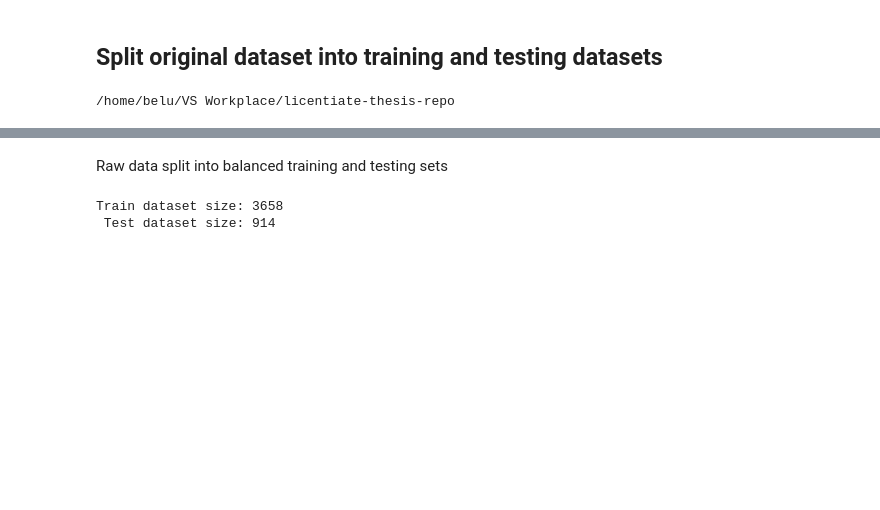
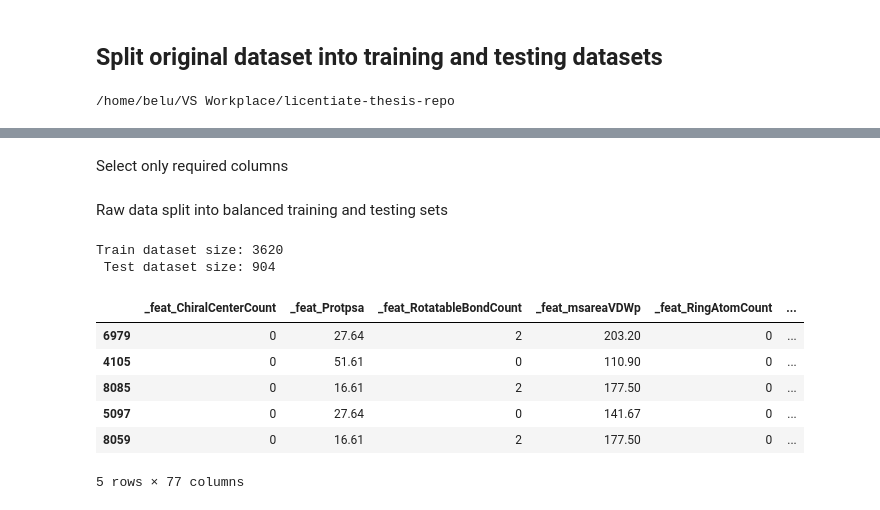
Before and after one commit to beluticona/licentiate-thesis-repo, a Jupyter notebook: notebooks/0.0-mbto-split_raw_data.ipynb, the cells around one changed output, grey strips where cells are left out. Drawn from its saved outputs; the diff is of its cells as text; code cells hidden in the pictures; blank space fills up the shorter version.

```diff
--- a/notebooks/0.0-mbto-split_raw_data.ipynb
+++ b/notebooks/0.0-mbto-split_raw_data.ipynb
@@ -18,5 +15,14 @@ Drop all experiments where organic reagent is EtNH3I (see Data Exploration)
+# %%
+columns = utils.get_columns(df.columns)
+columns['all'] = columns['_rxn_'].union(columns['_feat_'], {'_out_crystalscore'})
 # %%
 df.drop(df.loc[df['_rxn_organic-inchikey'] == 'XFYICZOIWSBQSK-UHFFFAOYSA-N'].index, inplace = True)
+df['_out_crystalscore'] = df['_out_crystalscore'].astype(int)
+df.drop(df.loc[df['_out_crystalscore'] == 0].index, inplace = True)
+# %% [markdown]
+Select only required columns
+# %%
+df = df[list(columns['all'])]
 # %% [markdown]
 Raw data split into balanced training and testing sets
 # %%
@@ -25,6 +31,16 @@ test = df.drop(train.index)
 # %%
 print("Train dataset size: {} \n Test dataset size: {}".format(len(train), len(test)))
 # %% [output]
-Train dataset size: 3658
- Test dataset size: 914
+Train dataset size: 3620
+ Test dataset size: 904
+# %%
+train.head()
+# %% [output]
+|  | _feat_ChiralCenterCount | _feat_Protpsa | _feat_RotatableBondCount | _feat_msareaVDWp | _feat_RingAtomCount | ... |
+| 6979 | 0 | 27.64 | 2 | 203.20 | 0 | ... |
+| 4105 | 0 | 51.61 | 0 | 110.90 | 0 | ... |
+| 8085 | 0 | 16.61 | 2 | 177.50 | 0 | ... |
+| 5097 | 0 | 27.64 | 0 | 141.67 | 0 | ... |
+| 8059 | 0 | 16.61 | 2 | 177.50 | 0 | ... |
+5 rows × 77 columns
 # %%
```
Also changed, not shown: parts of 3 cells of this notebook, 13 other files.
